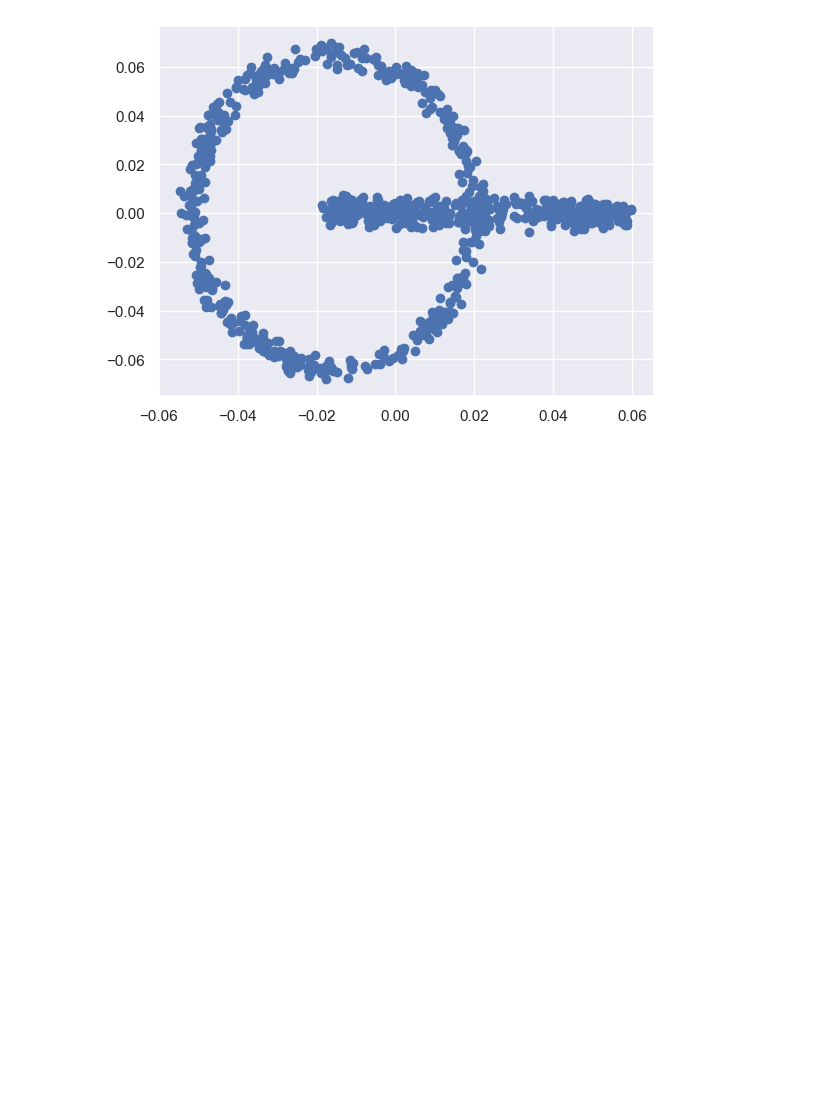
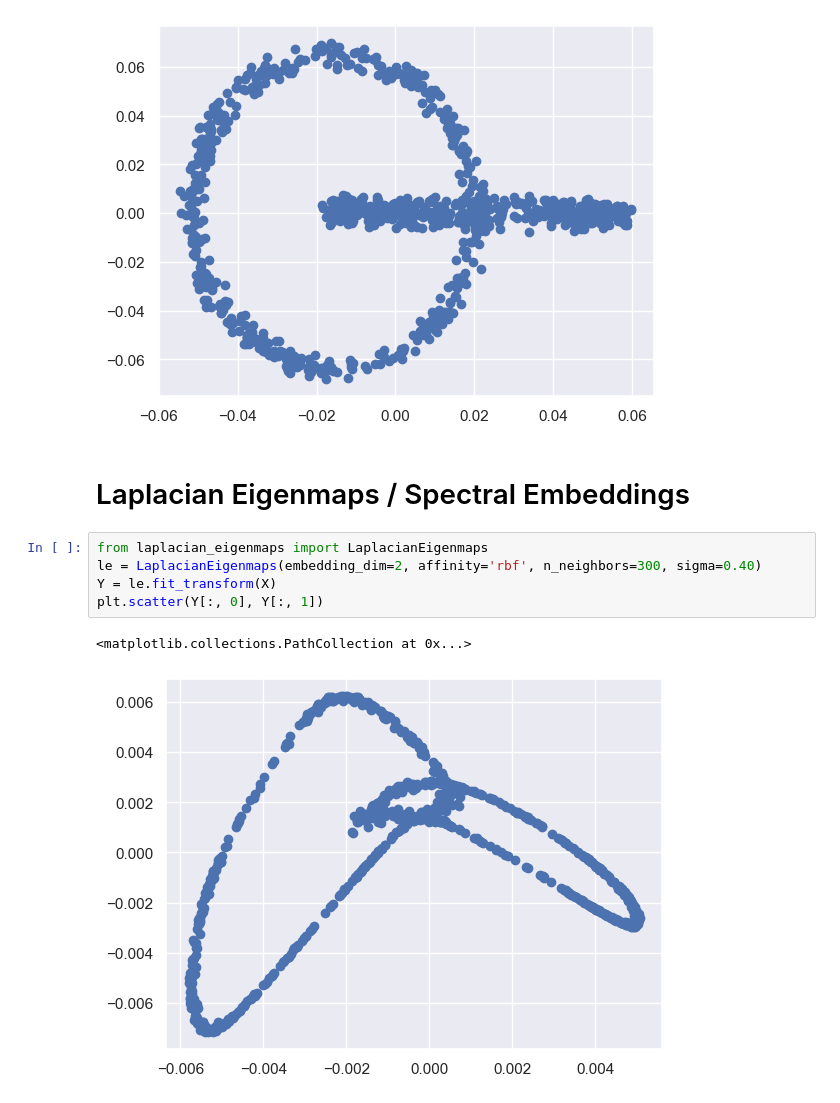
Before and after one commit to gil2rok/geometric-data-analysis, a Jupyter notebook: hw2/code/questions.ipynb, the cells around one changed output. Drawn from its saved outputs; the diff is of its cells as text; blank space fills up the shorter version.

Commit message:
laplacian eigenmaps is working

```diff
--- a/hw2/code/questions.ipynb
+++ b/hw2/code/questions.ipynb
@@ -69,3 +72,13 @@ plt.scatter(Y[:, 0], Y[:, 1])
 # %% [output]
 <matplotlib.collections.PathCollection at 0x...>
 [figure]
+# %% [markdown]
+# Laplacian Eigenmaps / Spectral Embeddings
+# %%
+from laplacian_eigenmaps import LaplacianEigenmaps
+le = LaplacianEigenmaps(embedding_dim=2, affinity='rbf', n_neighbors=300, sigma=0.40)
+Y = le.fit_transform(X)
+plt.scatter(Y[:, 0], Y[:, 1])
+# %% [output]
+<matplotlib.collections.PathCollection at 0x...>
+[figure, added]
```
Also changed, not shown: parts of 1 cell of this notebook, 2 other files.
